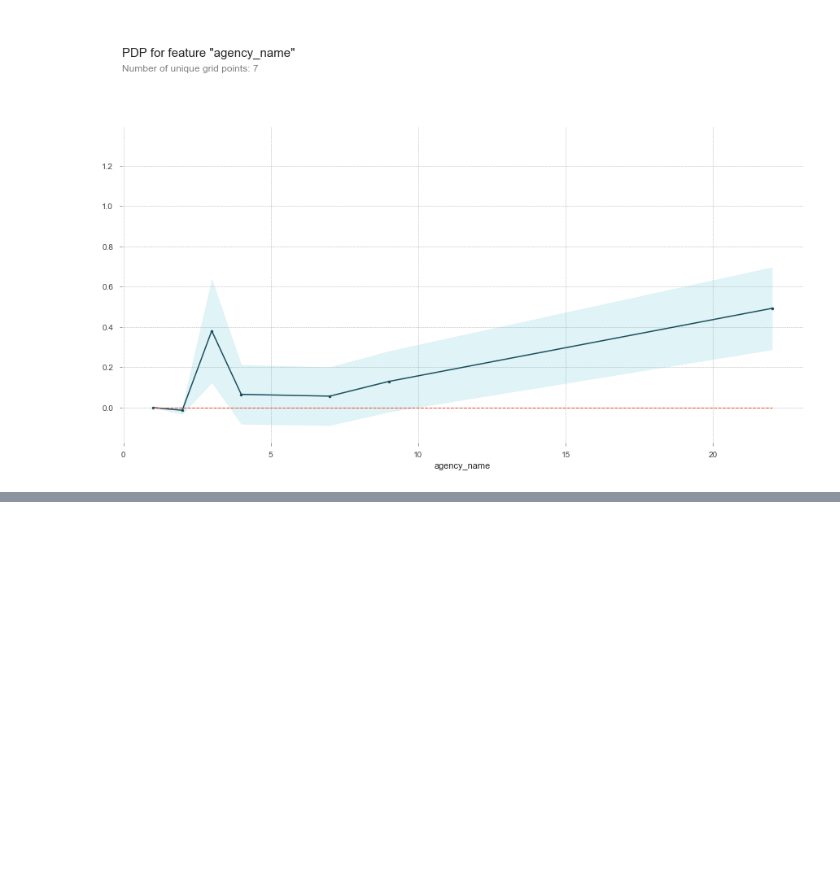
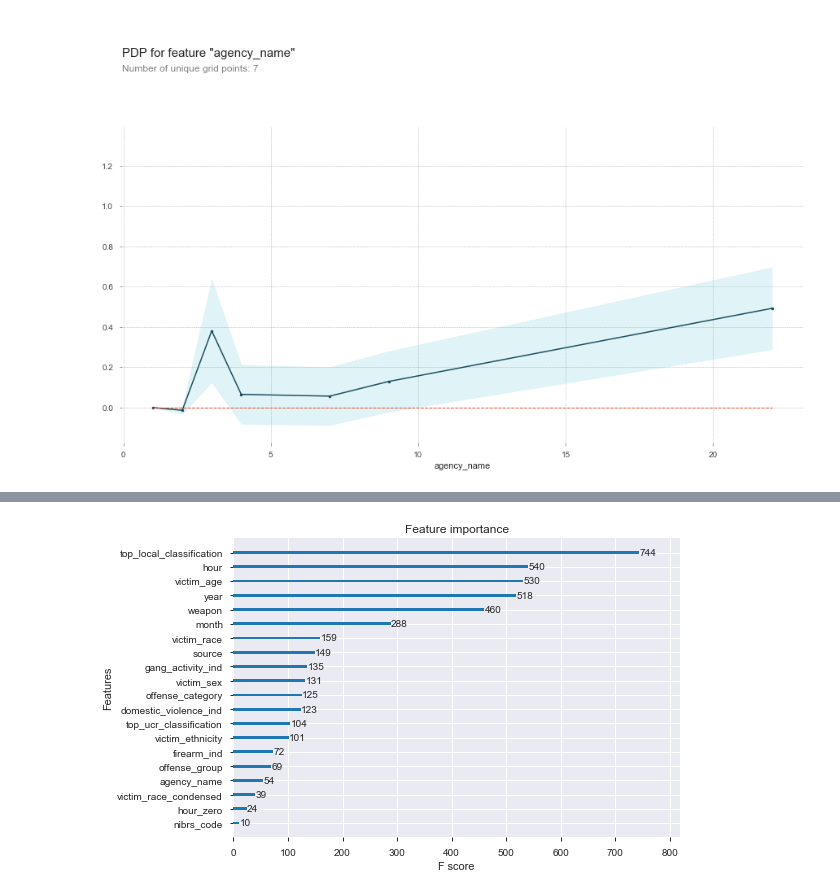
Before and after one commit to alexmjn/Predicting-Arrests, a Jupyter notebook: Crime_Data.ipynb, the cells around one changed output, grey strips where cells are left out. Saved outputs shown, nothing was run; the diff lists cells and outputs as text; code cells hidden in the pictures; blank space fills up the shorter version.

Commit message:
Additional model tuning, notebook reorganization, headers

```diff
--- a/Crime_Data.ipynb
+++ b/Crime_Data.ipynb
@@ -491,0 +585,5 @@ pdp.pdp_plot(pdp_dist, feature);
+# %%
+irrelevant = ["row_hash", "agency_ori", "agency_incident_id", "family_violence_ind"]
+leakage = ["relationship_to_offender", "arrest_date", "case_status", "arrest_ind",
+           "clearance_status", "clearance_date"]
+missing = ["family_violence_ind", "inside_outside", "circumstance"]
@@ -491,0 +598,2 @@ pdp.pdp_plot(pdp_dist, feature);
+# %%
+train = train.drop(irrelevant + leakage + missing, axis = 1)
@@ -491,0 +615,7 @@ pdp.pdp_plot(pdp_dist, feature);
+# %%
+train = wrangle(train)
+
+features = train.drop([target], axis = 1).columns.to_list()
+
+X_train = train[features]
+y_train = train[target]
@@ -491,0 +916,21 @@ pdp.pdp_plot(pdp_dist, feature);
+# %%
+encoder = ce.OrdinalEncoder()
+X_train_encoded = encoder.fit_transform(X_train)
+X_val_encoded = encoder.transform(X_val)
+
+model3 = XGBClassifier(
+    n_estimators = 1000,
+    max_depth = 4,
+    learning_rate = .2,
+    n_jobs = -1,)
+
+
+eval_set = [(X_train_encoded, y_train),
+            (X_val_encoded, y_val)]
+
+model3.fit(X_train_encoded,
+          y_train,
+          eval_set = eval_set,
+          eval_metric = 'error',
+          early_stopping_rounds = 90
+          )
@@ -491,0 +962,4 @@ pdp.pdp_plot(pdp_dist, feature);
+# %%
+xgb.plot_importance(model3);
+# %% [output]
+[figure, added]
```
Also changed, not shown: parts of 65 cells of this notebook.
